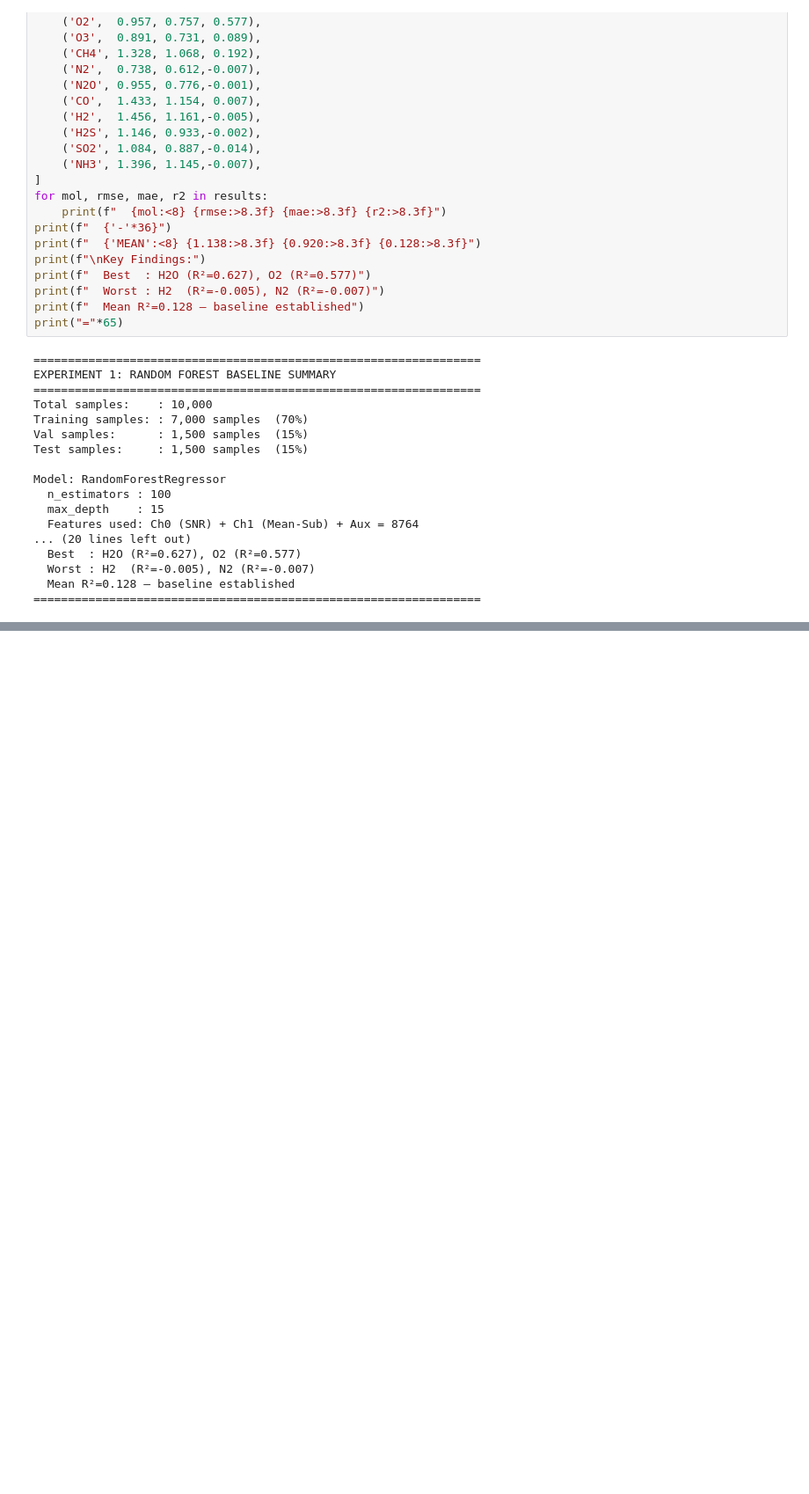
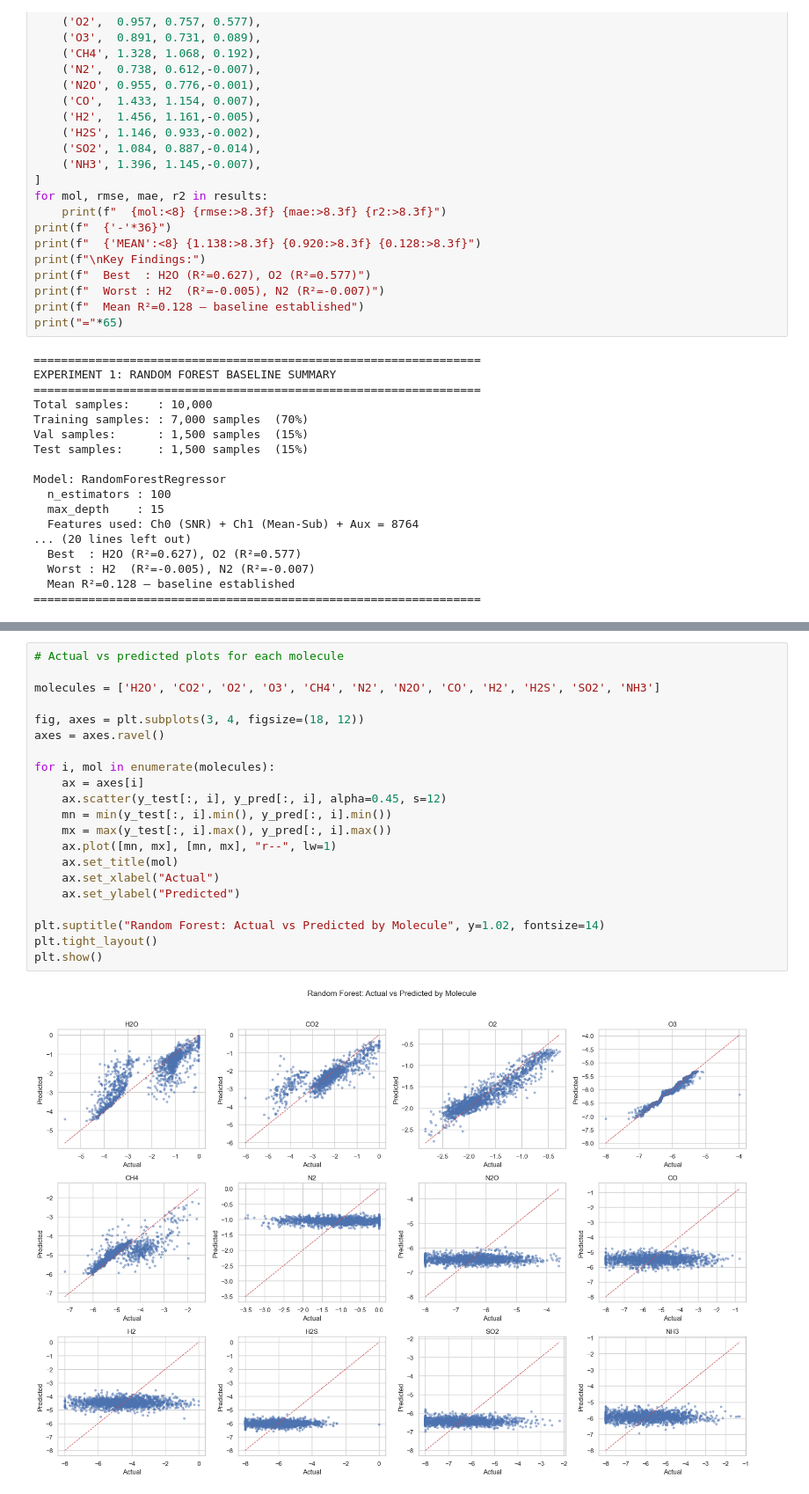
Before and after one commit to bshind87/inara-atmospheric-composition, a Jupyter notebook: notebooks/02_random_forest_baseline.ipynb, the cells around one changed output, grey strips where cells are left out. Shown at 88% size. Drawn from its saved outputs; the diff is of its cells as text; blank space fills up the shorter version.

```diff
--- a/notebooks/02_random_forest_baseline.ipynb
+++ b/notebooks/02_random_forest_baseline.ipynb
@@ -327,0 +366,23 @@ Model: RandomForestRegressor
+# %%
+# Actual vs predicted plots for each molecule
+
+molecules = ['H2O', 'CO2', 'O2', 'O3', 'CH4', 'N2', 'N2O', 'CO', 'H2', 'H2S', 'SO2', 'NH3']
+
+fig, axes = plt.subplots(3, 4, figsize=(18, 12))
+axes = axes.ravel()
+
+for i, mol in enumerate(molecules):
+    ax = axes[i]
+    ax.scatter(y_test[:, i], y_pred[:, i], alpha=0.45, s=12)
+    mn = min(y_test[:, i].min(), y_pred[:, i].min())
+    mx = max(y_test[:, i].max(), y_pred[:, i].max())
+    ax.plot([mn, mx], [mn, mx], "r--", lw=1)
+    ax.set_title(mol)
+    ax.set_xlabel("Actual")
+    ax.set_ylabel("Predicted")
+
+plt.suptitle("Random Forest: Actual vs Predicted by Molecule", y=1.02, fontsize=14)
+plt.tight_layout()
+plt.show()
+# %% [output]
+[figure, added]
```
Also changed, not shown: parts of 7 cells of this notebook, 1 other file.
